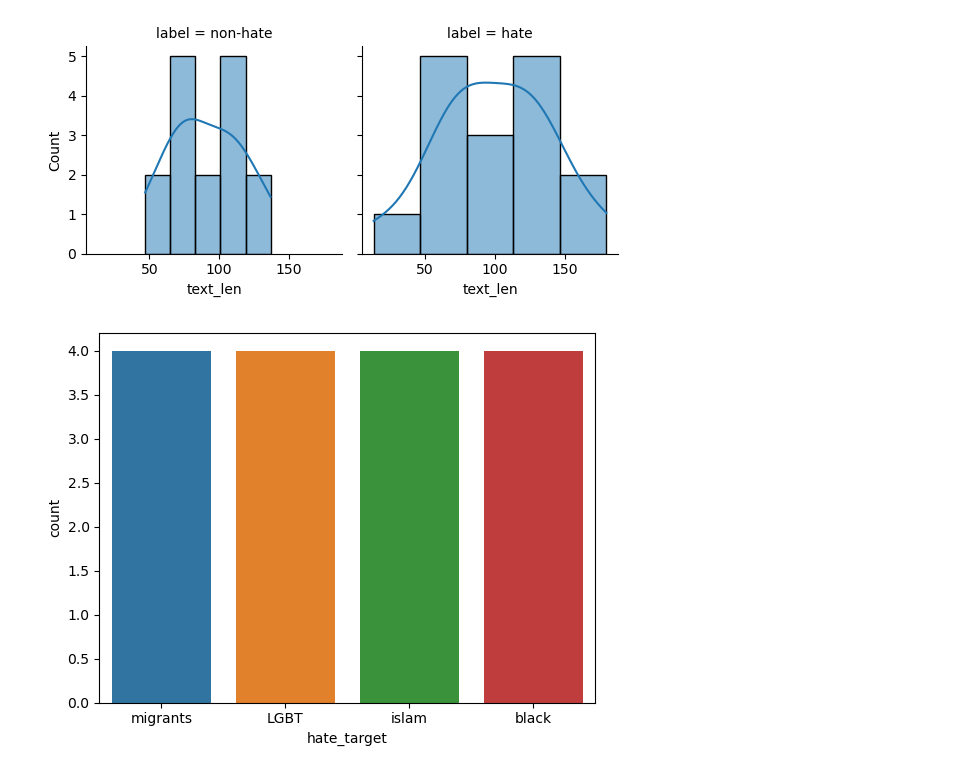
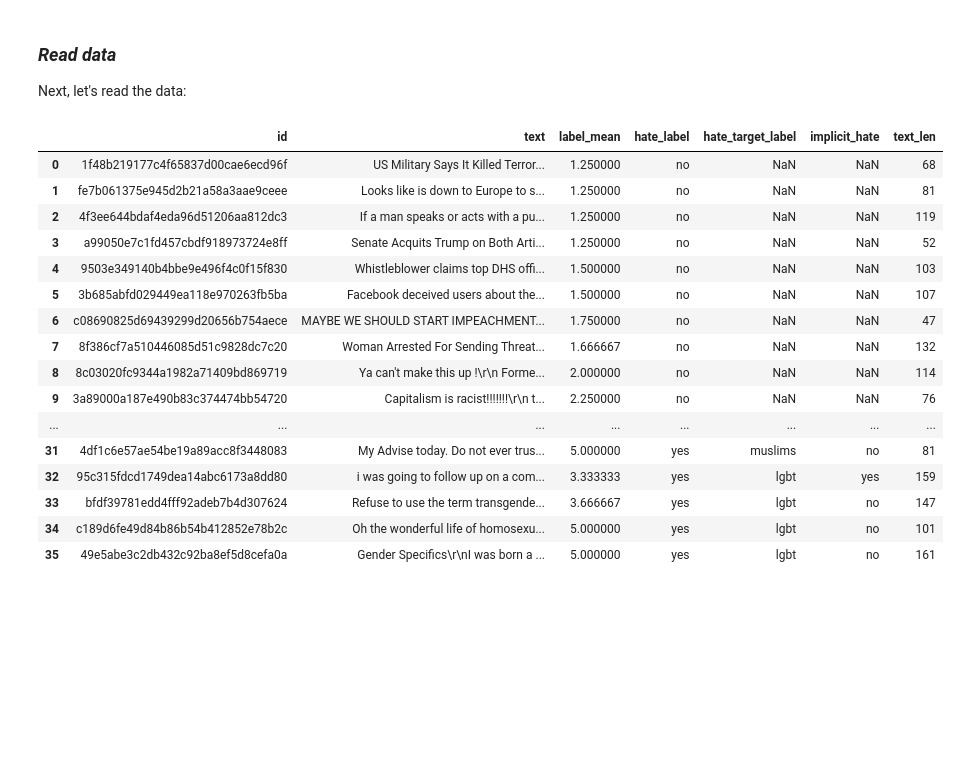
Before and after one commit to leorrose/ChatGPT-Hate-Speech, a Jupyter notebook: eda.ipynb, the cells around one changed output. Drawn from its saved outputs; the diff is of its cells as text; code cells hidden in the pictures; blank space fills up the shorter version.

```diff
--- a/eda.ipynb
+++ b/eda.ipynb
@@ -40,11 +18,31 @@ parler_df.to_csv("to_select_from.csv", index=False)
-# %%
-g = sns.FacetGrid(parler_df, col="label")
-g.map(sns.histplot, "text_len", kde=True)
-plt.show()
-# %% [output]
-[figure, removed]
-# %%
-sns.countplot(parler_df, x="hate_target")
-plt.show()
-# %% [output]
-[figure, removed]
+# %% [markdown]
+### ***Read data***
+
+Next, let's read the data:
+# %%
+# Read data
+annotated_df = pd.read_csv("annotated_data.csv")
+
+# Add text length column
+annotated_df["text_len"] = annotated_df.text.str.len()
+
+# Print data
+annotated_df
+# %% [output]
+|  | id | text | label_mean | hate_label | hate_target_label | implicit_hate | text_len |
+| 0 | 1f48b219177c4f65837d00cae6ecd96f | US Military Says It Killed Terror... | 1.250000 | no | NaN | NaN | 68 |
+| 1 | fe7b061375e945d2b21a58a3aae9ceee | Looks like is down to Europe to s... | 1.250000 | no | NaN | NaN | 81 |
+| 2 | 4f3ee644bdaf4eda96d51206aa812dc3 | If a man speaks or acts with a pu... | 1.250000 | no | NaN | NaN | 119 |
+| 3 | a99050e7c1fd457cbdf918973724e8ff | Senate Acquits Trump on Both Arti... | 1.250000 | no | NaN | NaN | 52 |
+| 4 | 9503e349140b4bbe9e496f4c0f15f830 | Whistleblower claims top DHS offi... | 1.500000 | no | NaN | NaN | 103 |
+| 5 | 3b685abfd029449ea118e970263fb5ba | Facebook deceived users about the... | 1.500000 | no | NaN | NaN | 107 |
+| 6 | c08690825d69439299d20656b754aece | MAYBE WE SHOULD START IMPEACHMENT... | 1.750000 | no | NaN | NaN | 47 |
+| 7 | 8f386cf7a510446085d51c9828dc7c20 | Woman Arrested For Sending Threat... | 1.666667 | no | NaN | NaN | 132 |
+| 8 | 8c03020fc9344a1982a71409bd869719 | Ya can't make this up !\r\n Forme... | 2.000000 | no | NaN | NaN | 114 |
+| 9 | 3a89000a187e490b83c374474bb54720 | Capitalism is racist!!!!!!!\r\n t... | 2.250000 | no | NaN | NaN | 76 |
+| ... | ... | ... | ... | ... | ... | ... | ... |
+| 31 | 4df1c6e57ae54be19a89acc8f3448083 | My Advise today. Do not ever trus... | 5.000000 | yes | muslims | no | 81 |
+| 32 | 95c315fdcd1749dea14abc6173a8dd80 | i was going to follow up on a com... | 3.333333 | yes | lgbt | yes | 159 |
+| 33 | bfdf39781edd4fff92adeb7b4d307624 | Refuse to use the term transgende... | 3.666667 | yes | lgbt | no | 147 |
+| 34 | c189d6fe49d84b86b54b412852e78b2c | Oh the wonderful life of homosexu... | 5.000000 | yes | lgbt | no | 101 |
+| 35 | 49e5abe3c2db432c92ba8ef5d8cefa0a | Gender Specifics\r\nI was born a ... | 5.000000 | yes | lgbt | no | 161 |
```
Also changed, not shown: parts of 11 cells of this notebook, 1 other file.
